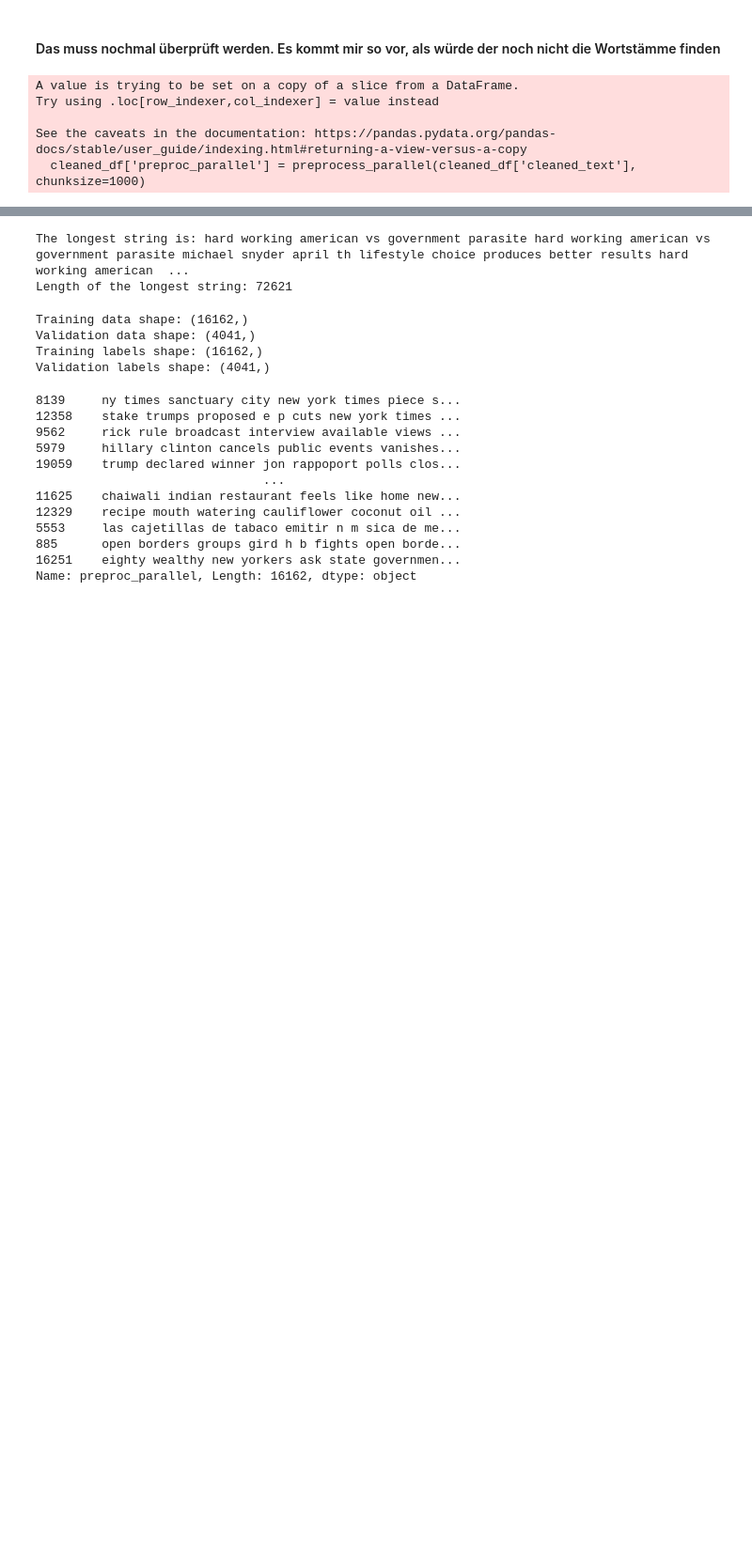
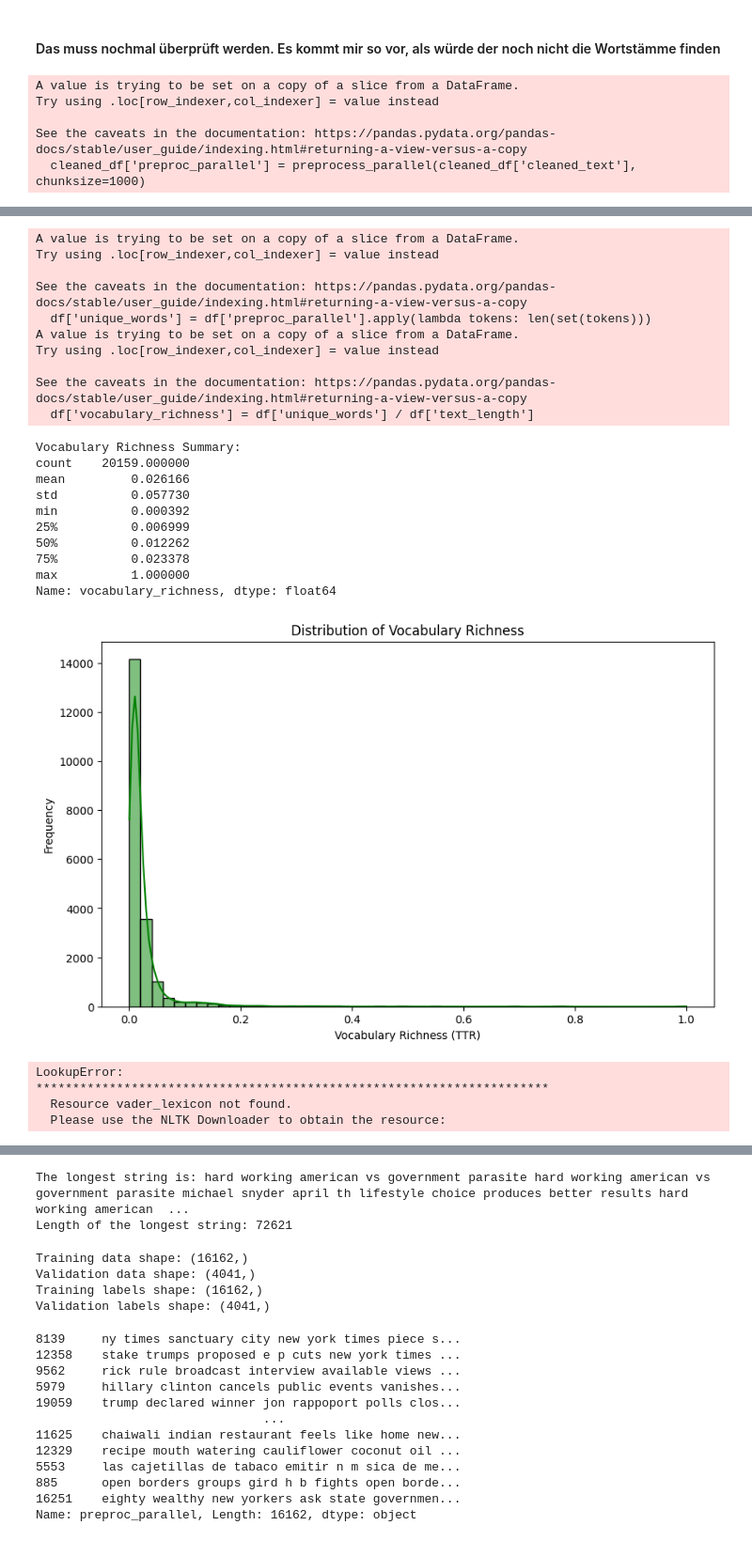
Before and after one commit to NiklNKL/fakenews_detection, a Jupyter notebook: fakenews_detection_v1..ipynb, the cells around one changed output, grey strips where cells are left out. Shown at 94% size. Saved outputs shown, nothing was run; the diff lists cells and outputs as text; code cells hidden in the pictures; blank space fills up the shorter version.

```diff
--- a/fakenews_detection_v1..ipynb
+++ b/fakenews_detection_v1..ipynb
@@ -318,0 +379,72 @@ Name: preproc_parallel, Length: 20203, dtype: object
+# %%
+# Calculate type-token ratio (TTR) for vocabulary richness
+df['unique_words'] = df['preproc_parallel'].apply(lambda tokens: len(set(tokens)))
+df['vocabulary_richness'] = df['unique_words'] / df['text_length']
+
+# Display summary statistics
+richness_summary = df['vocabulary_richness'].describe()
+print("Vocabulary Richness Summary:")
+print(richness_summary)
+
+# Plot vocabulary richness
+plt.figure(figsize=(10, 6))
+sns.histplot(df['vocabulary_richness'], bins=50, kde=True, color='green')
+plt.title('Distribution of Vocabulary Richness')
+plt.xlabel('Vocabulary Richness (TTR)')
+plt.ylabel('Frequency')
+plt.show()
+# %% [output]
+A value is trying to be set on a copy of a slice from a DataFrame.
+Try using .loc[row_indexer,col_indexer] = value instead
+
+See the caveats in the documentation: https://pandas.pydata.org/pandas-docs/stable/user_guide/indexing.html#returning-a-view-versus-a-copy
+  df['unique_words'] = df['preproc_parallel'].apply(lambda tokens: len(set(tokens)))
+A value is trying to be set on a copy of a slice from a DataFrame.
+Try using .loc[row_indexer,col_indexer] = value instead
+
+See the caveats in the documentation: https://pandas.pydata.org/pandas-docs/stable/user_guide/indexing.html#returning-a-view-versus-a-copy
+  df['vocabulary_richness'] = df['unique_words'] / df['text_length']
+Vocabulary Richness Summary:
+count    20159.000000
+mean         0.026166
+std          0.057730
+min          0.000392
+25%          0.006999
+50%          0.012262
+75%          0.023378
+max          1.000000
+Name: vocabulary_richness, dtype: float64
+[figure, added]
+# %%
+import nltk
+nltk.download('vader_lexicon')
+from nltk.sentiment.vader import SentimentIntensityAnalyzer
+# Initialize the sentiment analyzer
+sia = SentimentIntensityAnalyzer()
+
+# Assuming `texts` is a list of preprocessed (lemmatized) texts
+def get_sentiment(text):
+    sentiment = sia.polarity_scores(text)
+    return sentiment['compound']  # Compound score gives an overall sentiment (range: -1 to 1)
+
+# Apply to the whole dataset
+df['sentiment'] = df['preproc_parallel'].apply(get_sentiment)
+
+# Categorize sentiment into positive, negative, neutral
+def categorize_sentiment(score):
+    if score >= 0.05:
+        return 'positive'
+    elif score <= -0.05:
+        return 'negative'
+    else:
+        return 'neutral'
+
+df['sentiment_category'] = df['sentiment'].apply(categorize_sentiment)
+
+# Example: Show the distribution of sentiments
+print(df['sentiment_category'].value_counts())
+# %% [output]
+LookupError:
+**********************************************************************
+  Resource vader_lexicon not found.
+  Please use the NLTK Downloader to obtain the resource:
```
Also changed, not shown: parts of 23 cells of this notebook, 5 other files.
